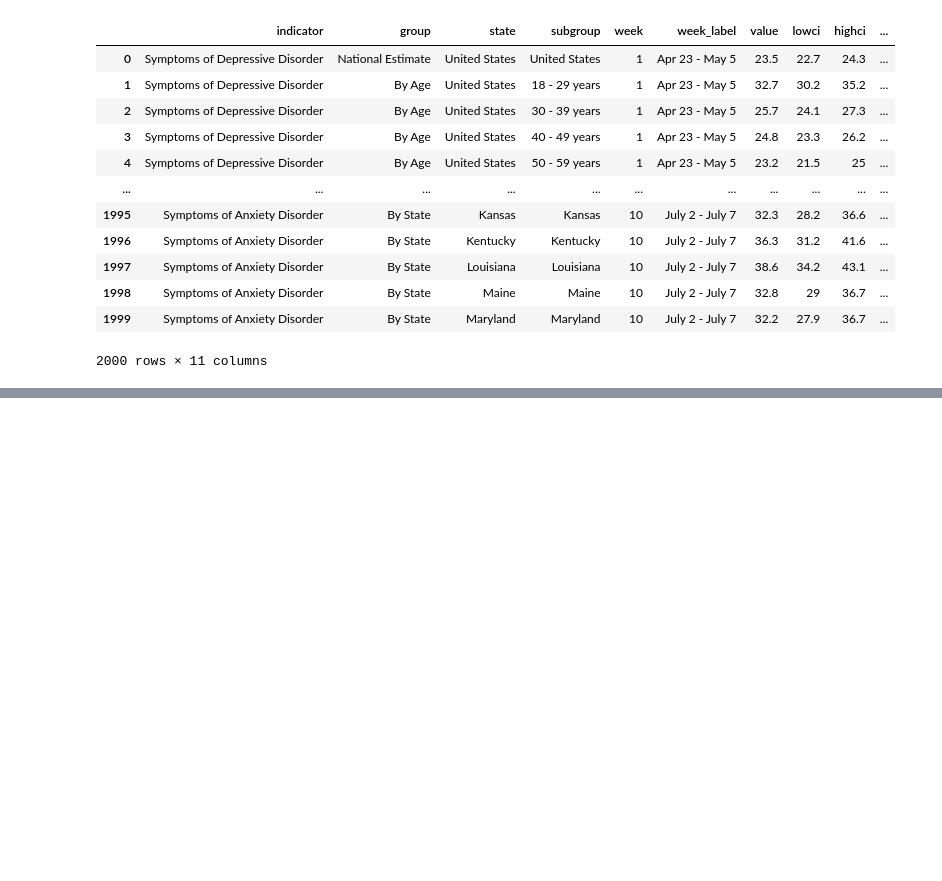
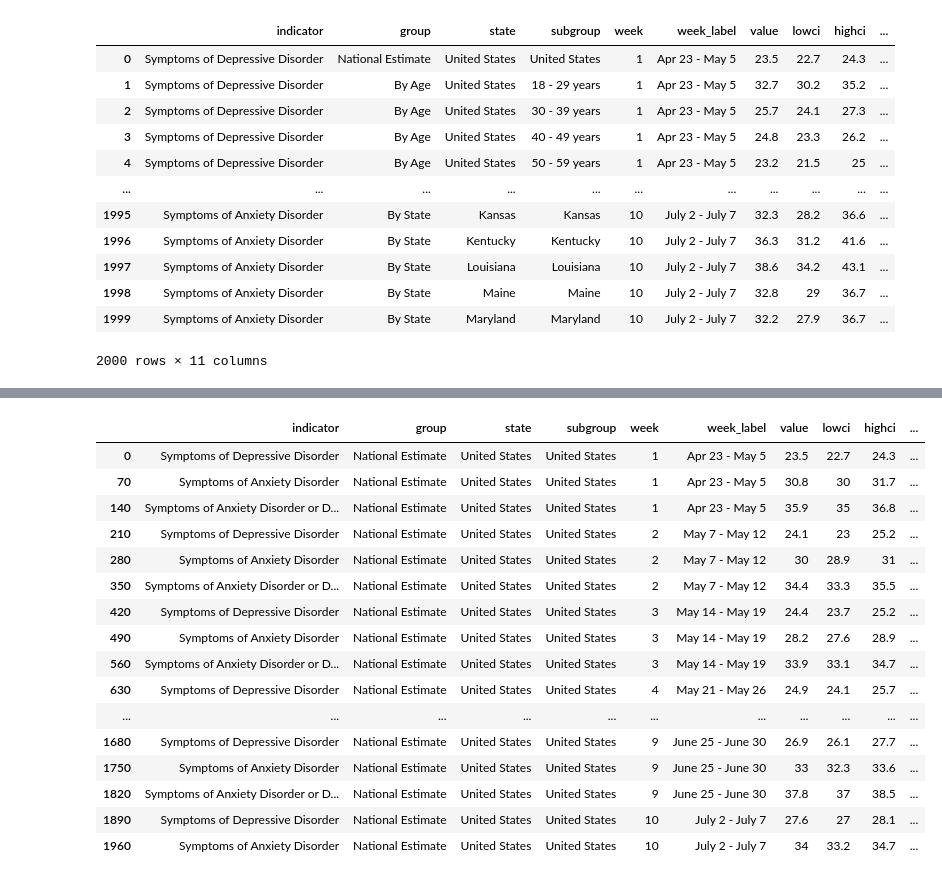
Before and after one commit to d-hires/Pandemic-Warriors-Project-1, a Jupyter notebook: CDC_api_States_Saki.ipynb, the cells around one changed output, grey strips where cells are left out. Drawn from its saved outputs; the diff is of its cells as text; code cells hidden in the pictures; blank space fills up the shorter version.

```diff
--- a/CDC_api_States_Saki.ipynb
+++ b/CDC_api_States_Saki.ipynb
@@ -4,10 +4,10 @@ from sodapy import Socrata
 
 # Unauthenticated client only works with public data sets. Note 'None'
 # in place of application token, and no username or password:
-##client = Socrata("data.cdc.gov", None)
+client = Socrata("data.cdc.gov", None)
 
 # Example authenticated client (needed for non-public datasets):
-# client = Socrata(data.cdc.gov,
+#client = Socrata(data.cdc.gov,
 #                  MyAppToken,
 #                  userame="user@example.com",
 #                  password="AFakePassword")
@@ -61,0 +37,22 @@ ks_mo
+# %%
+# subgroup filtered by United States
+usa = results_df[results_df["subgroup"].isin(["United States"])]
+usa
+# %% [output]
+|  | indicator | group | state | subgroup | week | week_label | value | lowci | highci | ... |
+| 0 | Symptoms of Depressive Disorder | National Estimate | United States | United States | 1 | Apr 23 - May 5 | 23.5 | 22.7 | 24.3 | ... |
+| 70 | Symptoms of Anxiety Disorder | National Estimate | United States | United States | 1 | Apr 23 - May 5 | 30.8 | 30 | 31.7 | ... |
+| 140 | Symptoms of Anxiety Disorder or D... | National Estimate | United States | United States | 1 | Apr 23 - May 5 | 35.9 | 35 | 36.8 | ... |
+| 210 | Symptoms of Depressive Disorder | National Estimate | United States | United States | 2 | May 7 - May 12 | 24.1 | 23 | 25.2 | ... |
+| 280 | Symptoms of Anxiety Disorder | National Estimate | United States | United States | 2 | May 7 - May 12 | 30 | 28.9 | 31 | ... |
+| 350 | Symptoms of Anxiety Disorder or D... | National Estimate | United States | United States | 2 | May 7 - May 12 | 34.4 | 33.3 | 35.5 | ... |
+| 420 | Symptoms of Depressive Disorder | National Estimate | United States | United States | 3 | May 14 - May 19 | 24.4 | 23.7 | 25.2 | ... |
+| 490 | Symptoms of Anxiety Disorder | National Estimate | United States | United States | 3 | May 14 - May 19 | 28.2 | 27.6 | 28.9 | ... |
+| 560 | Symptoms of Anxiety Disorder or D... | National Estimate | United States | United States | 3 | May 14 - May 19 | 33.9 | 33.1 | 34.7 | ... |
+| 630 | Symptoms of Depressive Disorder | National Estimate | United States | United States | 4 | May 21 - May 26 | 24.9 | 24.1 | 25.7 | ... |
+| ... | ... | ... | ... | ... | ... | ... | ... | ... | ... | ... |
+| 1680 | Symptoms of Depressive Disorder | National Estimate | United States | United States | 9 | June 25 - June 30 | 26.9 | 26.1 | 27.7 | ... |
+| 1750 | Symptoms of Anxiety Disorder | National Estimate | United States | United States | 9 | June 25 - June 30 | 33 | 32.3 | 33.6 | ... |
+| 1820 | Symptoms of Anxiety Disorder or D... | National Estimate | United States | United States | 9 | June 25 - June 30 | 37.8 | 37 | 38.5 | ... |
+| 1890 | Symptoms of Depressive Disorder | National Estimate | United States | United States | 10 | July 2 - July 7 | 27.6 | 27 | 28.1 | ... |
+| 1960 | Symptoms of Anxiety Disorder | National Estimate | United States | United States | 10 | July 2 - July 7 | 34 | 33.2 | 34.7 | ... |
```
Also changed, not shown: parts of 5 cells of this notebook.
